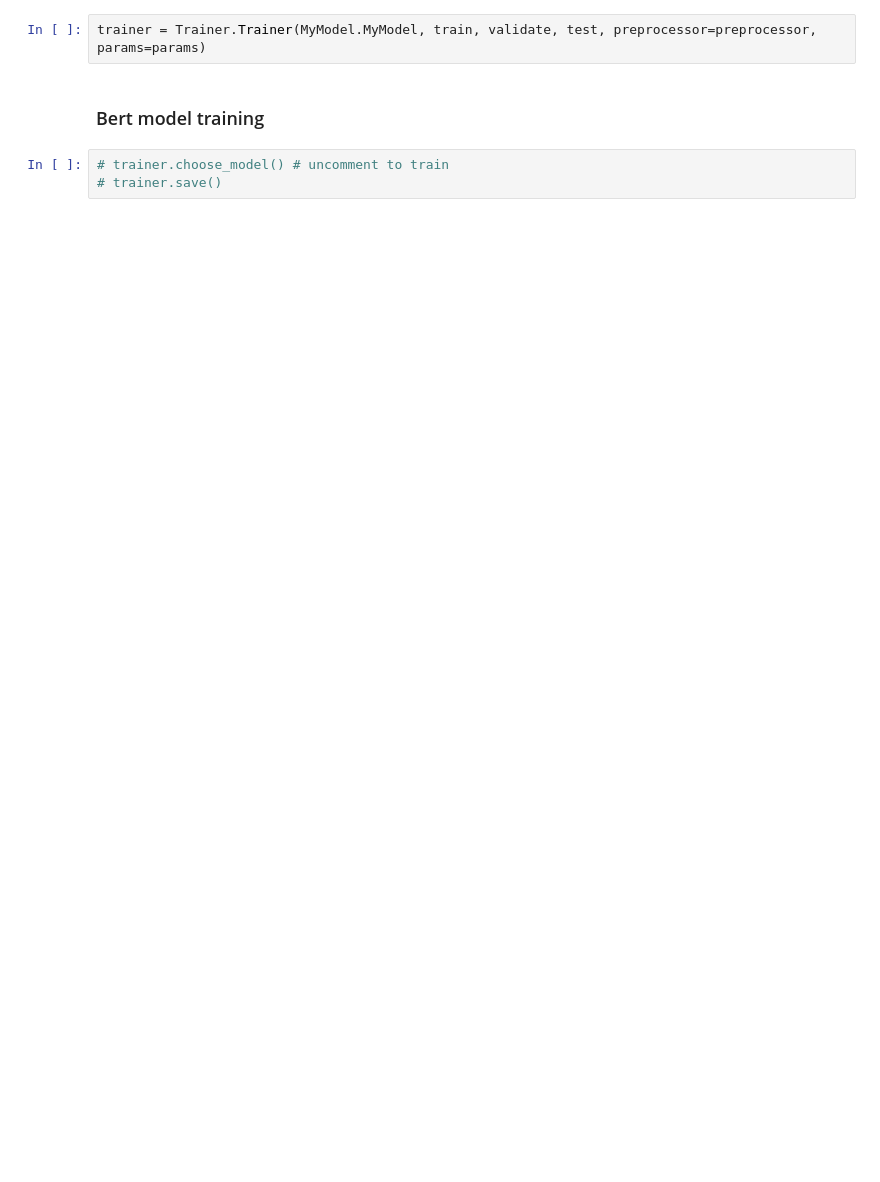
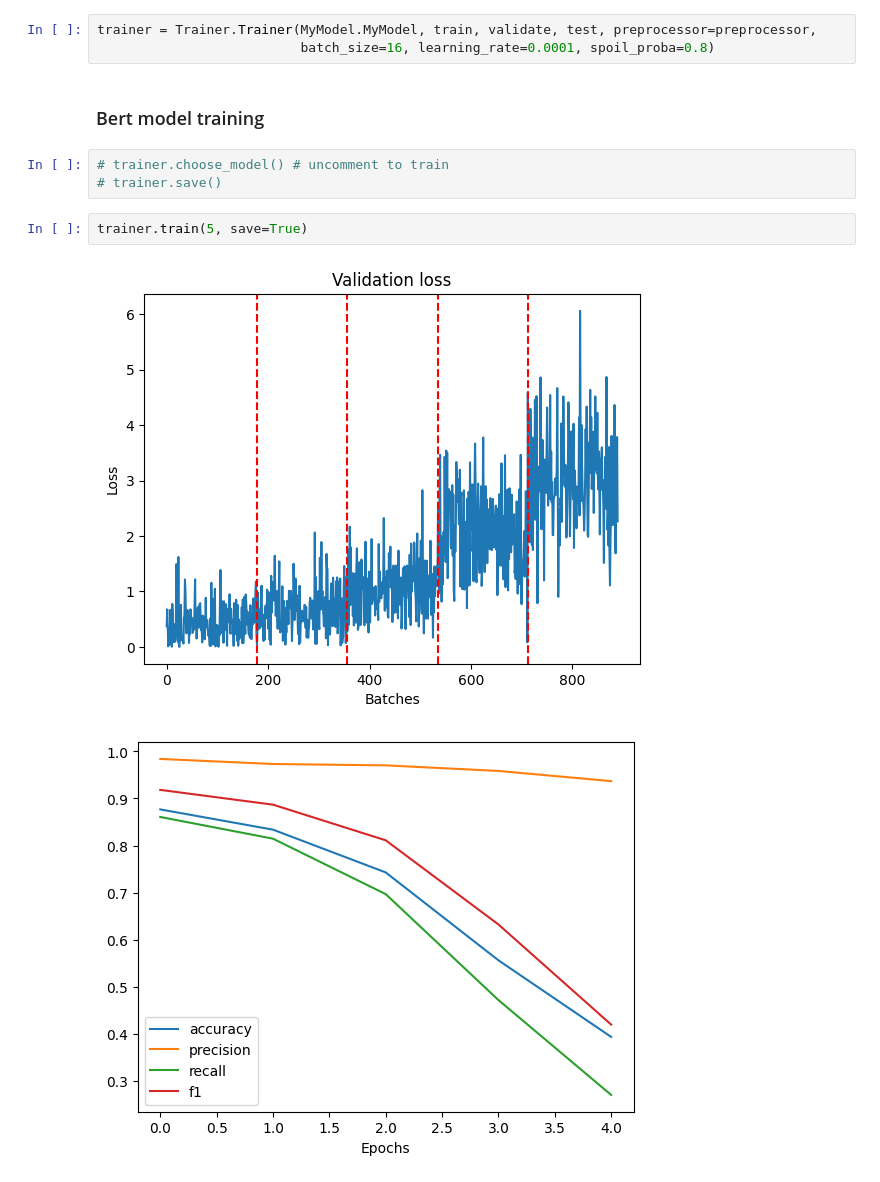
Before and after one commit to smartydan/project_copy, a Jupyter notebook: notebooks/bert_training.ipynb, the cells around one changed output. Saved outputs shown, nothing was run; the diff lists cells and outputs as text; blank space fills up the shorter version.

```diff
--- a/notebooks/bert_training.ipynb
+++ b/notebooks/bert_training.ipynb
@@ -57,9 +57,15 @@ params = {
     'timer': [0, 1]
 }
 # %%
-trainer = Trainer.Trainer(MyModel.MyModel, train, validate, test, preprocessor=preprocessor, params=params)
+trainer = Trainer.Trainer(MyModel.MyModel, train, validate, test, preprocessor=preprocessor,
+                          batch_size=16, learning_rate=0.0001, spoil_proba=0.8)
 # %% [markdown]
 ### Bert model training <a class="anchor" id="c5"></a>
 # %%
 # trainer.choose_model() # uncomment to train
 # trainer.save()
+# %%
+trainer.train(5, save=True)
+# %% [output]
+[figure, added]
+[figure, added]
```
Also changed, not shown: 3 other files.
